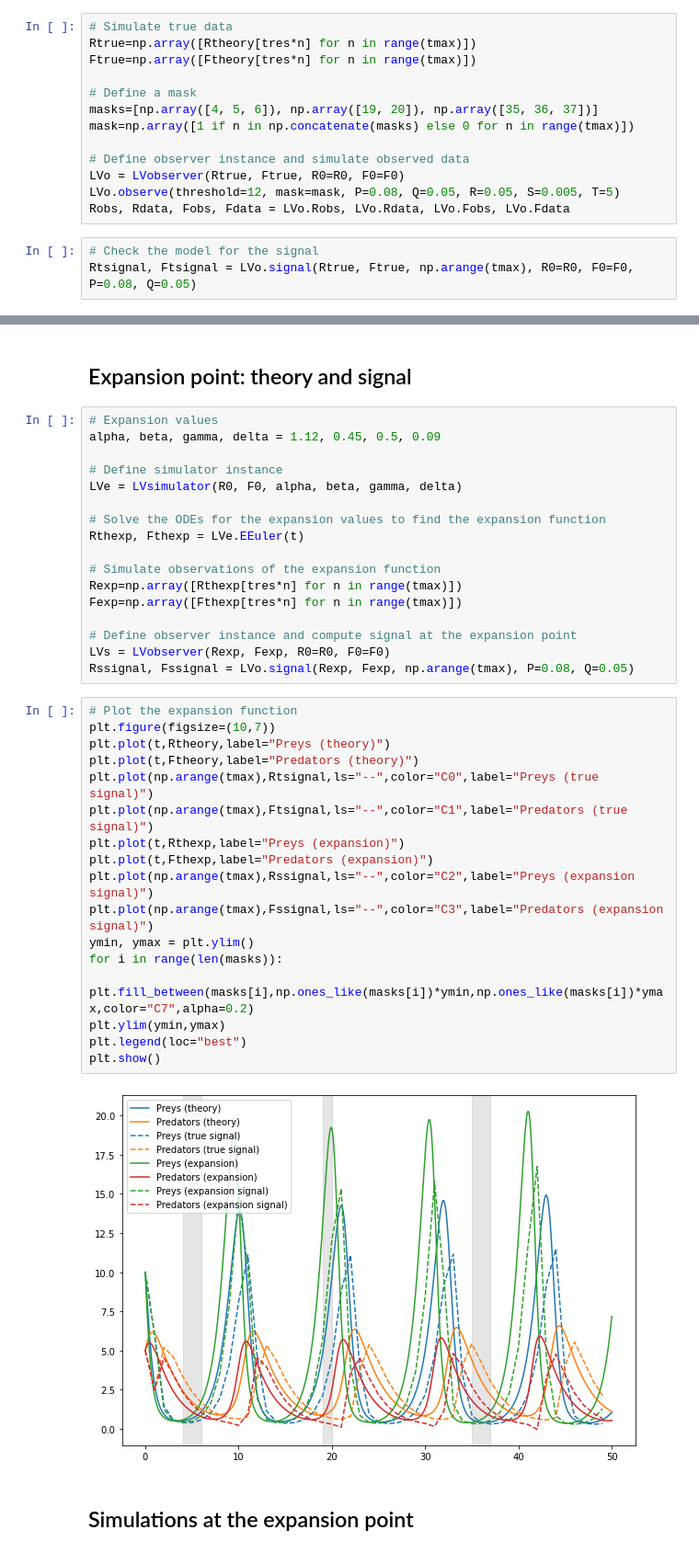
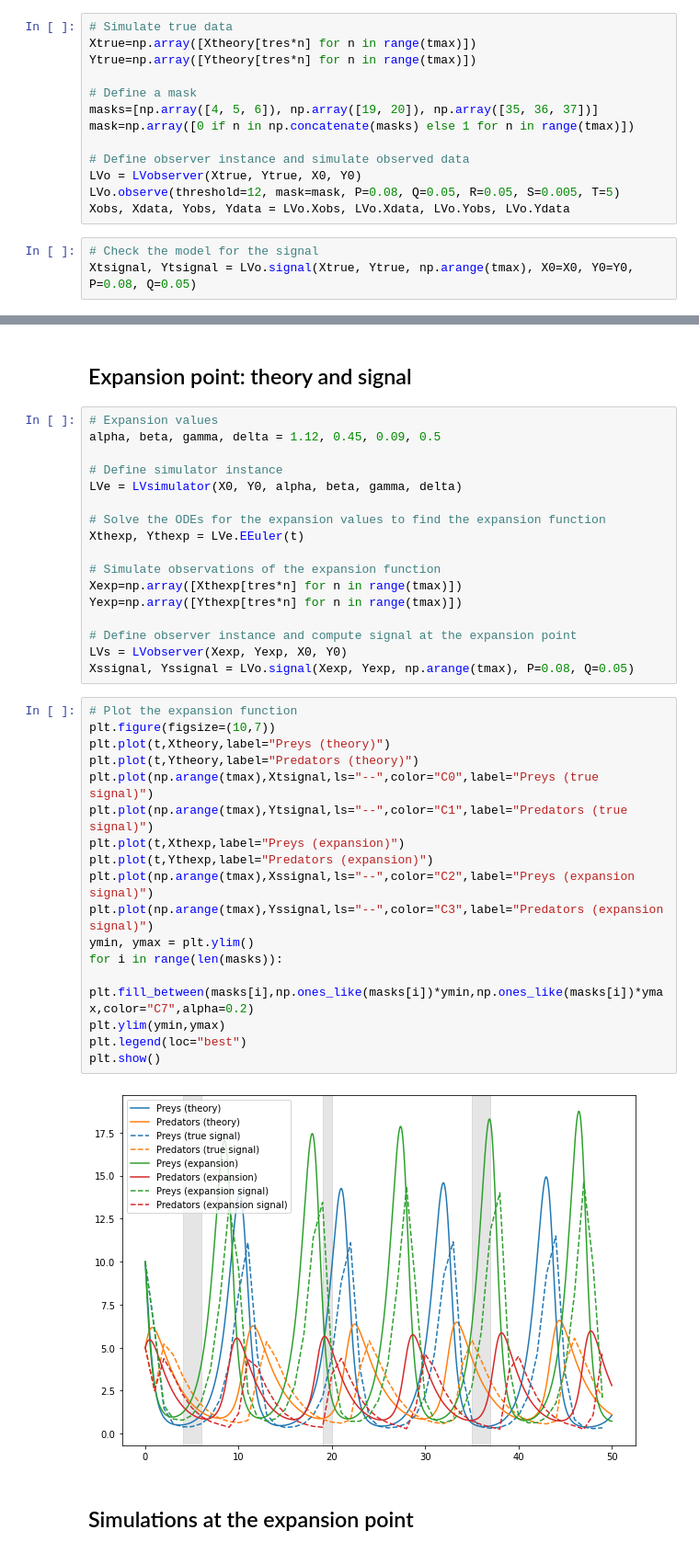
Before and after one commit to florent-leclercq/lotkavolterra_simulator, a Jupyter notebook: simulations.ipynb, the cells around one changed output, grey strips where cells are left out. Shown: that part at 92% size. Saved outputs shown, nothing was run; the diff lists cells and outputs as text.

```diff
--- a/simulations.ipynb
+++ b/simulations.ipynb
@@ -36,20 +34,20 @@ plt.show()
 ## Signal and observed data
 # %%
 # Simulate true data
-Rtrue=np.array([Rtheory[tres*n] for n in range(tmax)])
-Ftrue=np.array([Ftheory[tres*n] for n in range(tmax)])
+Xtrue=np.array([Xtheory[tres*n] for n in range(tmax)])
+Ytrue=np.array([Ytheory[tres*n] for n in range(tmax)])
 
 # Define a mask
 masks=[np.array([4, 5, 6]), np.array([19, 20]), np.array([35, 36, 37])]
-mask=np.array([1 if n in np.concatenate(masks) else 0 for n in range(tmax)])
+mask=np.array([0 if n in np.concatenate(masks) else 1 for n in range(tmax)])
 
 # Define observer instance and simulate observed data
-LVo = LVobserver(Rtrue, Ftrue, R0=R0, F0=F0)
+LVo = LVobserver(Xtrue, Ytrue, X0, Y0)
 LVo.observe(threshold=12, mask=mask, P=0.08, Q=0.05, R=0.05, S=0.005, T=5)
-Robs, Rdata, Fobs, Fdata = LVo.Robs, LVo.Rdata, LVo.Fobs, LVo.Fdata
+Xobs, Xdata, Yobs, Ydata = LVo.Xobs, LVo.Xdata, LVo.Yobs, LVo.Ydata
 # %%
 # Check the model for the signal
-Rtsignal, Ftsignal = LVo.signal(Rtrue, Ftrue, np.arange(tmax), R0=R0, F0=F0, P=0.08, Q=0.05)
+Xtsignal, Ytsignal = LVo.signal(Xtrue, Ytrue, np.arange(tmax), X0=X0, Y0=Y0, P=0.08, Q=0.05)
 # %%
 # Plot the theory, signal, and data
 plt.figure(figsize=(10,7))
@@ -80,40 +78,40 @@ plt.show()
 ## Expansion point: theory and signal
 # %%
 # Expansion values
-alpha, beta, gamma, delta = 1.12, 0.45, 0.5, 0.09
+alpha, beta, gamma, delta = 1.12, 0.45, 0.09, 0.5
 
 # Define simulator instance
-LVe = LVsimulator(R0, F0, alpha, beta, gamma, delta)
+LVe = LVsimulator(X0, Y0, alpha, beta, gamma, delta)
 
 # Solve the ODEs for the expansion values to find the expansion function
-Rthexp, Fthexp = LVe.EEuler(t)
+Xthexp, Ythexp = LVe.EEuler(t)
 
 # Simulate observations of the expansion function
-Rexp=np.array([Rthexp[tres*n] for n in range(tmax)])
-Fexp=np.array([Fthexp[tres*n] for n in range(tmax)])
+Xexp=np.array([Xthexp[tres*n] for n in range(tmax)])
+Yexp=np.array([Ythexp[tres*n] for n in range(tmax)])
 
 # Define observer instance and compute signal at the expansion point
-LVs = LVobserver(Rexp, Fexp, R0=R0, F0=F0)
-Rssignal, Fssignal = LVo.signal(Rexp, Fexp, np.arange(tmax), P=0.08, Q=0.05)
+LVs = LVobserver(Xexp, Yexp, X0, Y0)
+Xssignal, Yssignal = LVo.signal(Xexp, Yexp, np.arange(tmax), P=0.08, Q=0.05)
 # %%
 # Plot the expansion function
 plt.figure(figsize=(10,7))
-plt.plot(t,Rtheory,label="Preys (theory)")
-plt.plot(t,Ftheory,label="Predators (theory)")
-plt.plot(np.arange(tmax),Rtsignal,ls="--",color="C0",label="Preys (true signal)")
-plt.plot(np.arange(tmax),Ftsignal,ls="--",color="C1",label="Predators (true signal)")
-plt.plot(t,Rthexp,label="Preys (expansion)")
-plt.plot(t,Fthexp,label="Predators (expansion)")
-plt.plot(np.arange(tmax),Rssignal,ls="--",color="C2",label="Preys (expansion signal)")
-plt.plot(np.arange(tmax),Fssignal,ls="--",color="C3",label="Predators (expansion signal)")
+plt.plot(t,Xtheory,label="Preys (theory)")
+plt.plot(t,Ytheory,label="Predators (theory)")
+plt.plot(np.arange(tmax),Xtsignal,ls="--",color="C0",label="Preys (true signal)")
+plt.plot(np.arange(tmax),Ytsignal,ls="--",color="C1",label="Predators (true signal)")
+plt.plot(t,Xthexp,label="Preys (expansion)")
+plt.plot(t,Ythexp,label="Predators (expansion)")
+plt.plot(np.arange(tmax),Xssignal,ls="--",color="C2",label="Preys (expansion signal)")
+plt.plot(np.arange(tmax),Yssignal,ls="--",color="C3",label="Predators (expansion signal)")
 ymin, ymax = plt.ylim()
 for i in range(len(masks)):
     plt.fill_between(masks[i],np.ones_like(masks[i])*ymin,np.ones_like(masks[i])*ymax,color="C7",alpha=0.2)
 plt.ylim(ymin,ymax)
 plt.legend(loc="best")
 plt.show()
 # %% [output]
-[figure, old version]
+[figure, new version]
 # %% [markdown]
 ## Simulations at the expansion point
 # %%
```
Also changed, not shown: parts of 8 cells of this notebook, 7 other files.
